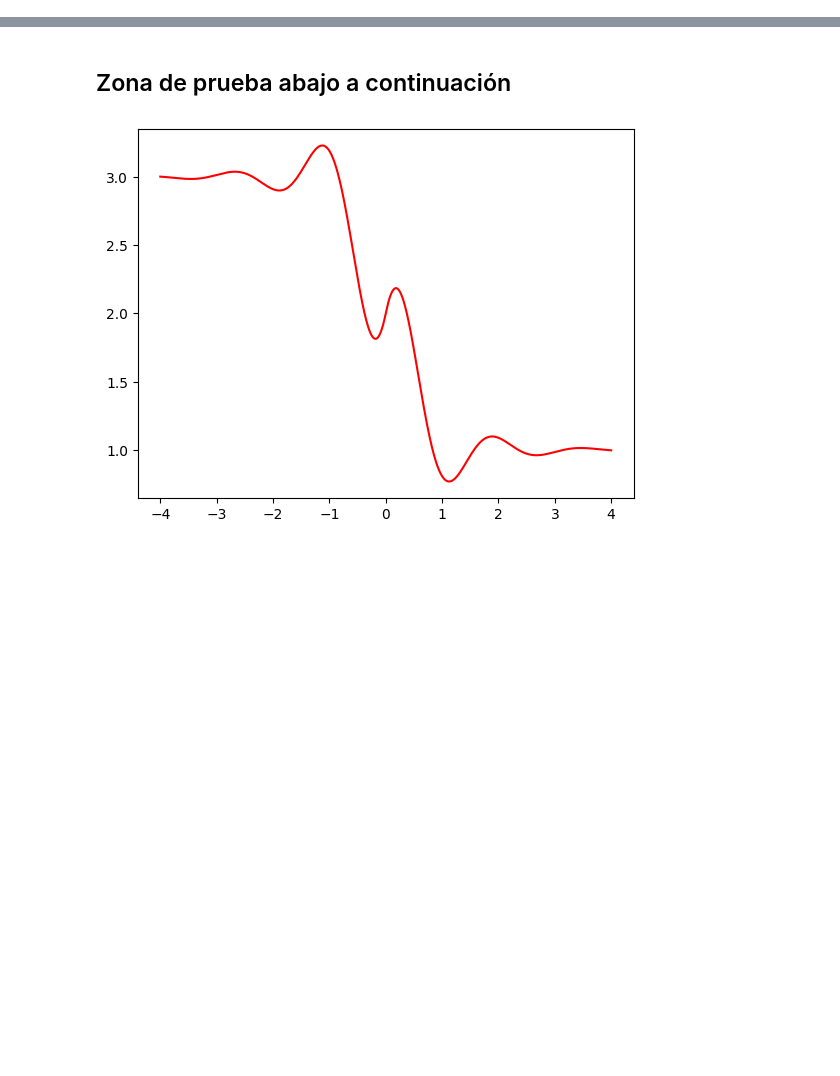
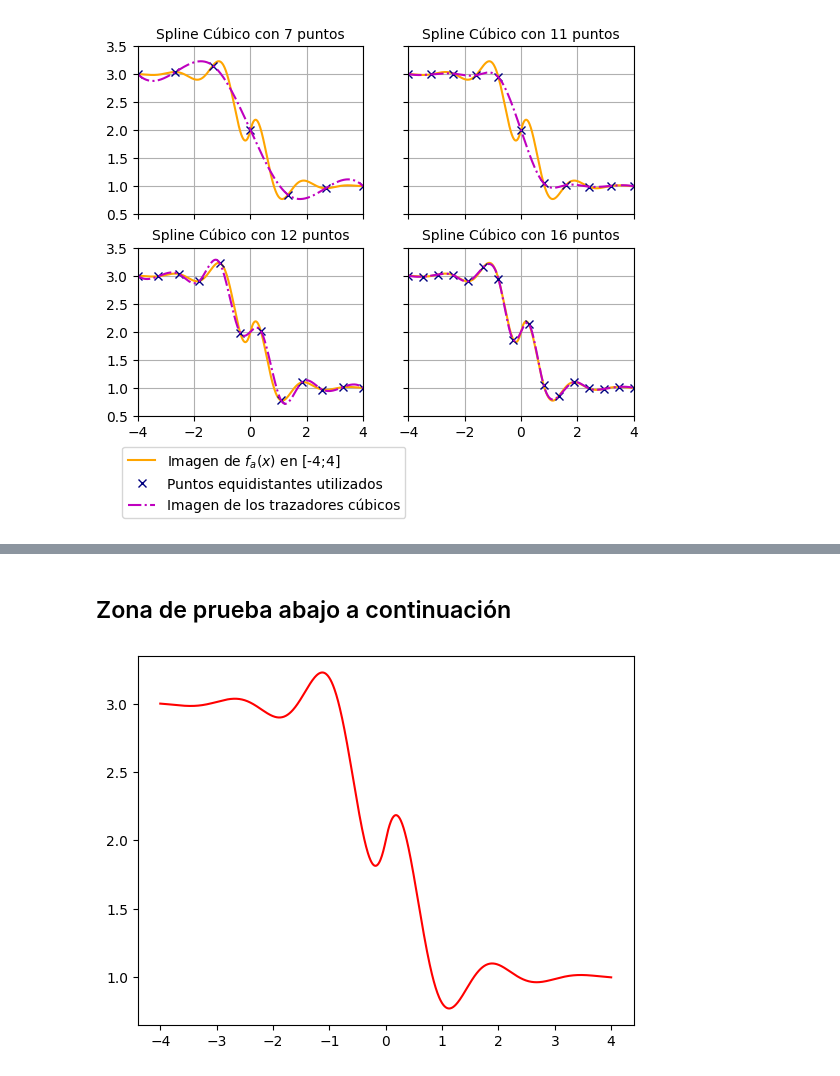
Before and after one commit to hilelmshalom/informe-interpolacion-MNyO-G6-TP1, a Jupyter notebook: ejercicio_1.ipynb, the cells around one changed output, grey strips where cells are left out. Cells and saved outputs as stored; diff of their text form; code cells hidden in the pictures; blank space fills up the shorter version.

```diff
--- a/ejercicio_1.ipynb
+++ b/ejercicio_1.ipynb
@@ -65,0 +121,22 @@ plt.show()
+# %%
+#Warning: experimental
+fig, axes = plt.subplots(2,2,  sharey=True, sharex=True)
+
+for index, vals in enumerate((7,11,12,16)):
+    muestra_x_i, muestra_y_i, dmxi = nueva_muestra(vals)
+
+    f_a_splines=interpolate.CubicSpline(muestra_x_i, muestra_y_i)
+    imagen_splines_f_a = f_a_splines(dominio_a)
+
+    axes[index//2, index%2].plot(dominio_a, imagen_a, color='orange', label='Imagen de $f_a(x)$ en [-4;4]')
+    axes[index//2, index%2].plot(muestra_x_i, muestra_y_i, 'x', color='navy', label='Puntos equidistantes utilizados')
+    axes[index//2, index%2].plot(dominio_a, imagen_splines_f_a, 'm-.', label='Imagen de los trazadores cúbicos')
+    axes[index//2, index%2].title.set_text('Spline Cúbico con ' + str(vals) + ' puntos')
+    axes[index//2, index%2].title.set_size(10)
+    axes[index//2, index%2].grid(True)
+plt.legend(loc="lower left", bbox_to_anchor=(-1.3,-0.65))
+plt.ylim(0.5,3.5)
+plt.xlim(-4,4)
+plt.show()
+# %% [output]
+[figure, added]
```
Also changed, not shown: parts of 7 cells of this notebook, 6 other files.
